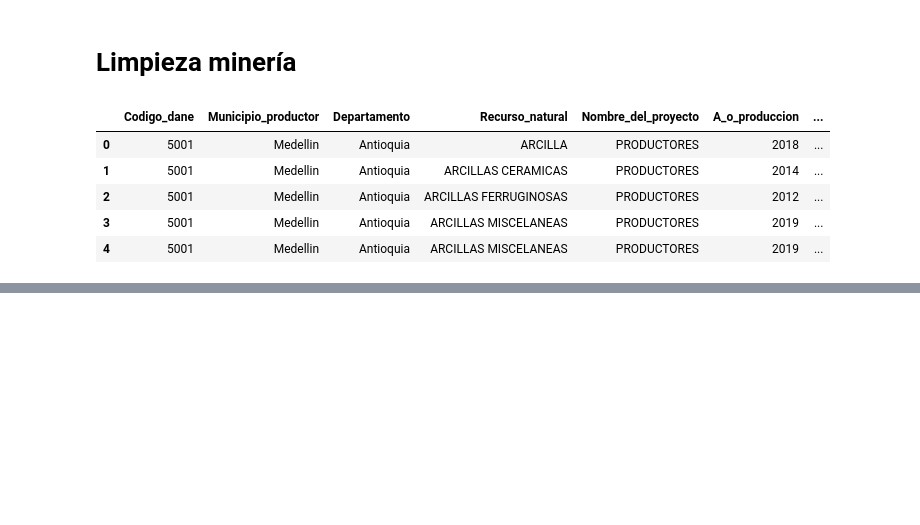
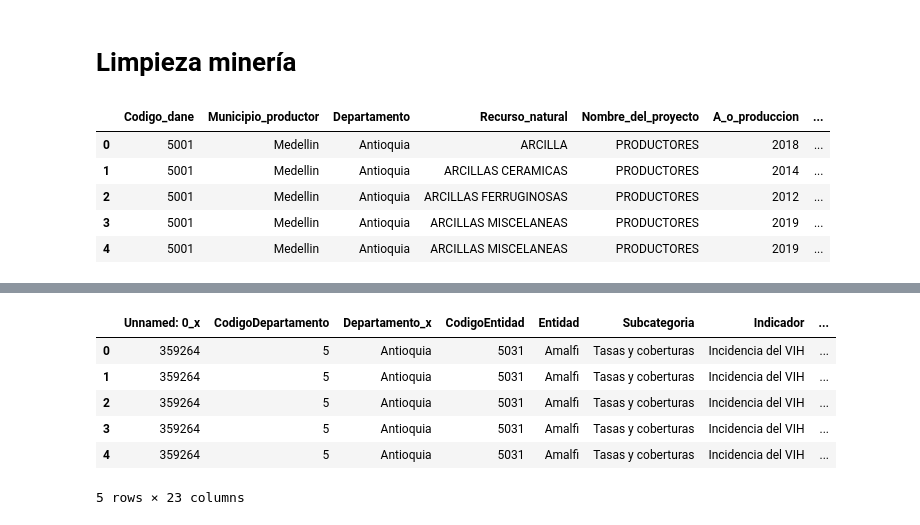
Before and after one commit to BI-juntos-pero-no-revueltos/Proyecto-2, a Jupyter notebook: Proyecto2.ipynb, the cells around one changed output, grey strips where cells are left out. Cells and saved outputs as stored; diff of their text form; code cells hidden in the pictures; blank space fills up the shorter version.

```diff
--- a/Proyecto2.ipynb
+++ b/Proyecto2.ipynb
@@ -484,0 +511,3 @@ mineria.to_csv('dimension_mineria.csv',encoding='UTF-8')
+# %%
+df_mineria=pd.read_csv('dimension_mineria.csv', sep=',', decimal=',', encoding = 'latin-1')
+df_salud=pd.read_csv('salud_ITS.csv', sep=',', decimal=',', encoding = 'latin-1')
@@ -484,0 +569,5 @@ mineria.to_csv('dimension_mineria.csv',encoding='UTF-8')
+# %%
+df_mineria_copy=df_mineria.copy()
+df_mineria_copy.rename(columns = {'Municipio_productor':'Entidad'}, inplace = True)
+# %%
+df_innerS = pd.merge(df_salud, df_mineria_copy, on='Entidad')
@@ -484,0 +596,10 @@ mineria.to_csv('dimension_mineria.csv',encoding='UTF-8')
+# %%
+df_innerS.head()
+# %% [output]
+|  | Unnamed: 0_x | CodigoDepartamento | Departamento_x | CodigoEntidad | Entidad | Subcategoria | Indicador | ... |
+| 0 | 359264 | 5 | Antioquia | 5031 | Amalfi | Tasas y coberturas | Incidencia del VIH | ... |
+| 1 | 359264 | 5 | Antioquia | 5031 | Amalfi | Tasas y coberturas | Incidencia del VIH | ... |
+| 2 | 359264 | 5 | Antioquia | 5031 | Amalfi | Tasas y coberturas | Incidencia del VIH | ... |
+| 3 | 359264 | 5 | Antioquia | 5031 | Amalfi | Tasas y coberturas | Incidencia del VIH | ... |
+| 4 | 359264 | 5 | Antioquia | 5031 | Amalfi | Tasas y coberturas | Incidencia del VIH | ... |
+5 rows × 23 columns
```
Also changed, not shown: parts of 28 cells of this notebook.
